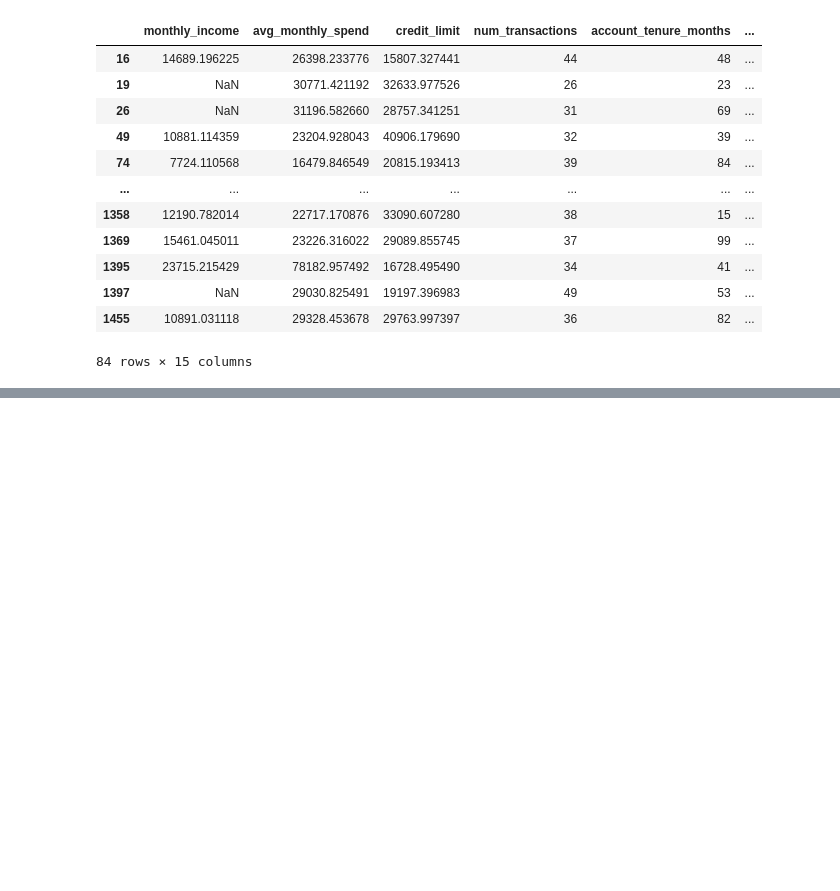
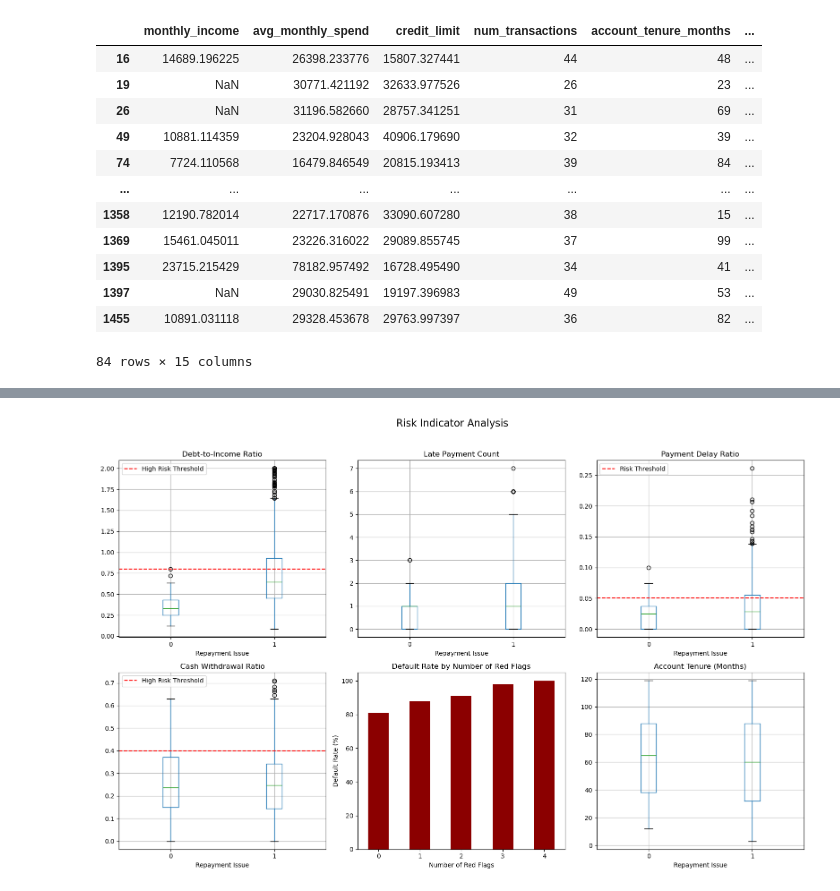
Before and after one commit to soroushyasini/Part-MasterClass-FinTech01, a Jupyter notebook: production.ipynb, the cells around one changed output, grey strips where cells are left out. Saved outputs shown, nothing was run; the diff lists cells and outputs as text; code cells hidden in the pictures; blank space fills up the shorter version.

```diff
--- a/production.ipynb
+++ b/production.ipynb
@@ -151,0 +276,48 @@ ValueError: could not convert string to float: 'self_employed'
+# %%
+# Create subplots for key risk indicators
+fig, axes = plt. subplots(2, 3, figsize=(16, 10))
+
+# Plot 1: Debt-to-Income
+df. boxplot(column='debt_to_income', by='repayment_issue', ax=axes[0,0])
+axes[0,0].set_title('Debt-to-Income Ratio')
+axes[0,0].set_xlabel('Repayment Issue')
+axes[0,0].axhline(y=0.8, color='r', linestyle='--', label='High Risk Threshold')
+axes[0,0].legend()
+
+# Plot 2: Late Payment Count
+df.boxplot(column='late_payment_count', by='repayment_issue', ax=axes[0,1])
+axes[0,1].set_title('Late Payment Count')
+axes[0,1].set_xlabel('Repayment Issue')
+
+# Plot 3: Payment Delay Ratio
+df.boxplot(column='payment_delay_ratio', by='repayment_issue', ax=axes[0,2])
+axes[0,2].set_title('Payment Delay Ratio')
+axes[0,2].set_xlabel('Repayment Issue')
+axes[0,2].axhline(y=0.05, color='r', linestyle='--', label='Risk Threshold')
+axes[0,2].legend()
+
+# Plot 4: Cash Withdrawal Ratio
+df.boxplot(column='cash_withdraw_ratio', by='repayment_issue', ax=axes[1,0])
+axes[1,0].set_title('Cash Withdrawal Ratio')
+axes[1,0].set_xlabel('Repayment Issue')
+axes[1,0].axhline(y=0.4, color='r', linestyle='--', label='High Risk Threshold')
+axes[1,0].legend()
+
+# Plot 5: Red Flag Count Distribution
+red_flag_default = df. groupby('red_flag_count')['repayment_issue'].mean() * 100
+red_flag_default. plot(kind='bar', ax=axes[1,1], color='darkred')
+axes[1,1].set_title('Default Rate by Number of Red Flags')
+axes[1,1].set_xlabel('Number of Red Flags')
+axes[1,1].set_ylabel('Default Rate (%)')
+axes[1,1].set_xticklabels(axes[1,1].get_xticklabels(), rotation=0)
+
+# Plot 6: Account Tenure
+df. boxplot(column='account_tenure_months', by='repayment_issue', ax=axes[1,2])
+axes[1,2].set_title('Account Tenure (Months)')
+axes[1,2].set_xlabel('Repayment Issue')
+
+plt.suptitle('Risk Indicator Analysis', fontsize=16, y=1.02)
+plt.tight_layout()
+plt.show()
+# %% [output]
+[figure, added]
```
Also changed, not shown: parts of 26 cells of this notebook.
